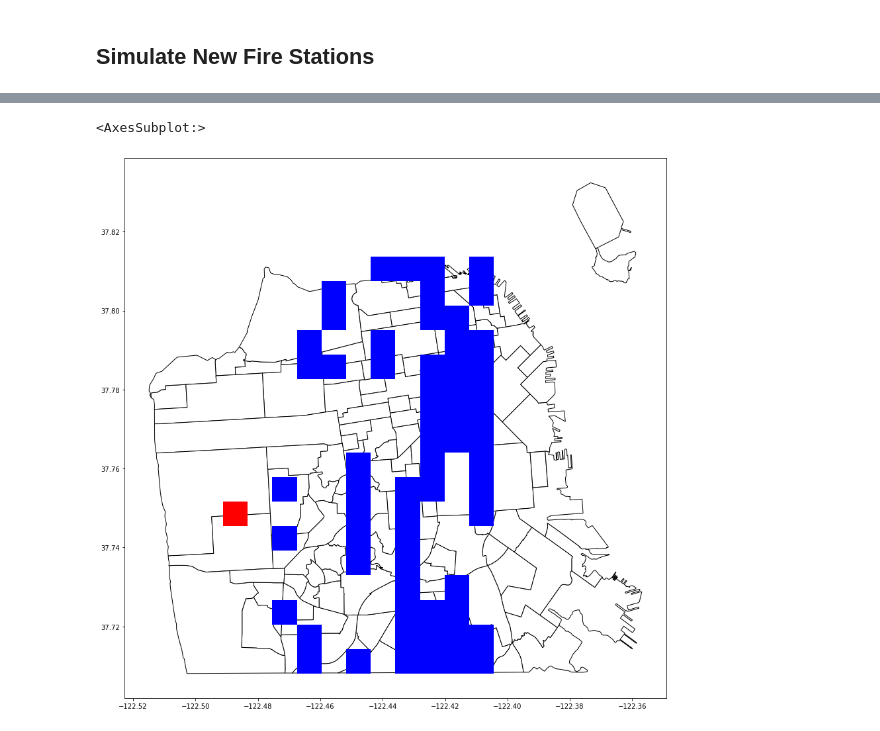
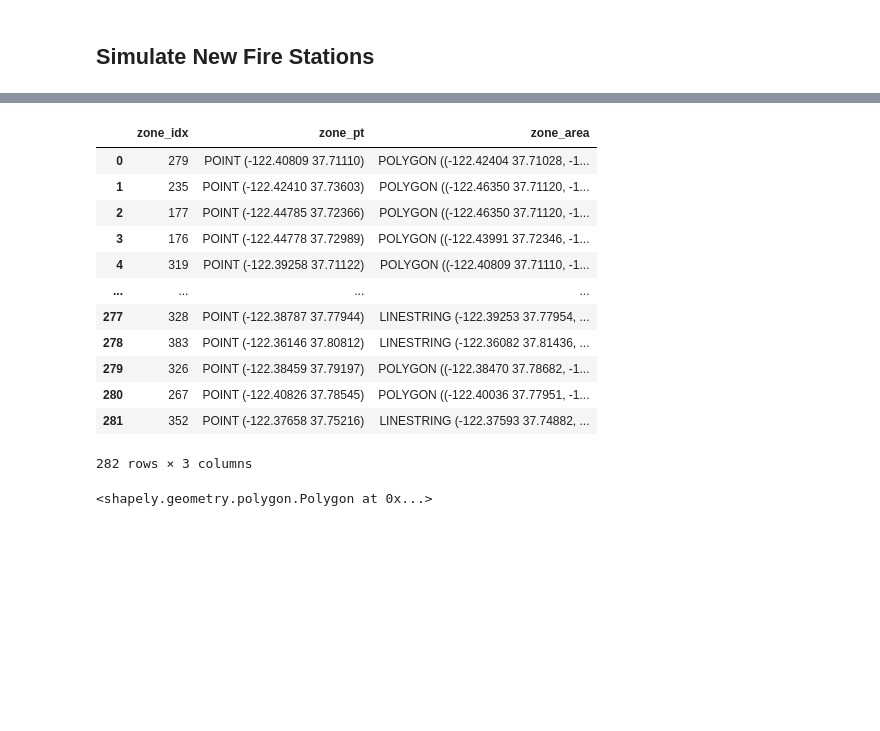
Before and after one commit to mjgood4/firstrespondersites, a Jupyter notebook: research/eda/manderson334/notebooks/Unit Responses.ipynb, the cells around one changed output, grey strips where cells are left out. Cells and saved outputs as stored; diff of their text form; code cells hidden in the pictures; blank space fills up the shorter version.

```diff
--- a/research/eda/manderson334/notebooks/Unit Responses.ipynb
+++ b/research/eda/manderson334/notebooks/Unit Responses.ipynb
@@ -518,12 +521,0 @@ travel_times_raw.head(10)
-# %%
-zone_list = travel_times_raw.zone_from.unique()
-max_travel_time = 5.5 * 60 # 5 and a half minutes, converted to seconds
-
-# initial filtering
-travel_times = travel_times_raw.loc[travel_times_raw.travel_distance_km <= 5]
-
-#for z in zone_list:
-nearby_zones = travel_times.loc[travel_times.zone_from.eq(zone_list[1])]
-nearby_zones = grid_zones.merge(nearby_zones, how="inner", left_on="zone_idx", right_on="zone_to").loc[:,['zone_idx', 'zone']]
-this_zone = grid_zones.loc[grid_zones.zone_idx == z]
-all_zones = pd.concat([nearby_zones, this_zone], axis=0, ignore_index=True)
@@ -546,7 +522,54 @@ all_zones
-# %%
-full_plot = sf_neighborhoods.plot(color="white", edgecolor="black")
-this_zone.plot(ax=full_plot, color='red')
-nearby_zones.plot(ax=full_plot, color='blue')
-# %% [output]
-<AxesSubplot:>
-[figure, removed]
+# %%
+
+zone_list = travel_times.zone_from_idx.unique()
+max_travel_time = 6 * 60 # 5 and a half minutes, converted to seconds
+
+# initial filtering
+travel_times = travel_times.loc[travel_times.travel_time_notraffic_seconds <= max_travel_time]
+
+simulation_zone = []
+simulation_zone_area = []
+simulation_zone_pt = []
+
+for z in zone_list:
+    zone_travel_times = travel_times.loc[travel_times.zone_from_idx == z]
+    zone_to_points = zone_travel_times.zone_to
+    zone_from_points = zone_travel_times.zone_from.drop_duplicates()
+    zone_points = list(zone_to_points)
+    zone_points.append(list(zone_from_points)[0])
+    simulation_zone.append(z)
+    simulation_zone_pt.append(list(zone_from_points)[0])
+    simulation_zone_area.append(MultiPoint(zone_points).convex_hull)
+
+simulation_area_df = geo_pd.GeoDataFrame({
+    "zone_idx": pd.Series(simulation_zone),
+    "zone_pt" : geo_pd.GeoSeries(simulation_zone_pt, crs="EPSG:4326"),
+    "zone_area": geo_pd.GeoSeries(simulation_zone_area, crs="EPSG:4326")
+})
+
+simulation_area_df
+# %% [output]
+|  | zone_idx | zone_pt | zone_area |
+| 0 | 279 | POINT (-122.40809 37.71110) | POLYGON ((-122.42404 37.71028, -1... |
+| 1 | 235 | POINT (-122.42410 37.73603) | POLYGON ((-122.46350 37.71120, -1... |
+| 2 | 177 | POINT (-122.44785 37.72366) | POLYGON ((-122.46350 37.71120, -1... |
+| 3 | 176 | POINT (-122.44778 37.72989) | POLYGON ((-122.43991 37.72346, -1... |
+| 4 | 319 | POINT (-122.39258 37.71122) | POLYGON ((-122.40809 37.71110, -1... |
+| ... | ... | ... | ... |
+| 277 | 328 | POINT (-122.38787 37.77944) | LINESTRING (-122.39253 37.77954, ... |
+| 278 | 383 | POINT (-122.36146 37.80812) | LINESTRING (-122.36082 37.81436, ... |
+| 279 | 326 | POINT (-122.38459 37.79197) | POLYGON ((-122.38470 37.78682, -1... |
+| 280 | 267 | POINT (-122.40826 37.78545) | POLYGON ((-122.40036 37.77951, -1... |
+| 281 | 352 | POINT (-122.37658 37.75216) | LINESTRING (-122.37593 37.74882, ... |
+282 rows × 3 columns
+# %%
+#full_plot = sf_neighborhoods.plot(color="white", edgecolor="black")
+
+
+
+full_plot = sf_neighborhoods.plot(color="white", edgecolor="black")
+
+_ = zone_to_points.plot(ax=full_plot, marker="s", markersize=1000)
+_ = zone_from_points.drop_duplicates().plot(ax=full_plot, marker="s", markersize=1000, c="purple")
+# %% [output]
+<shapely.geometry.polygon.Polygon at 0x...>
```
Also changed, not shown: parts of 3 cells of this notebook, 2 other files.
